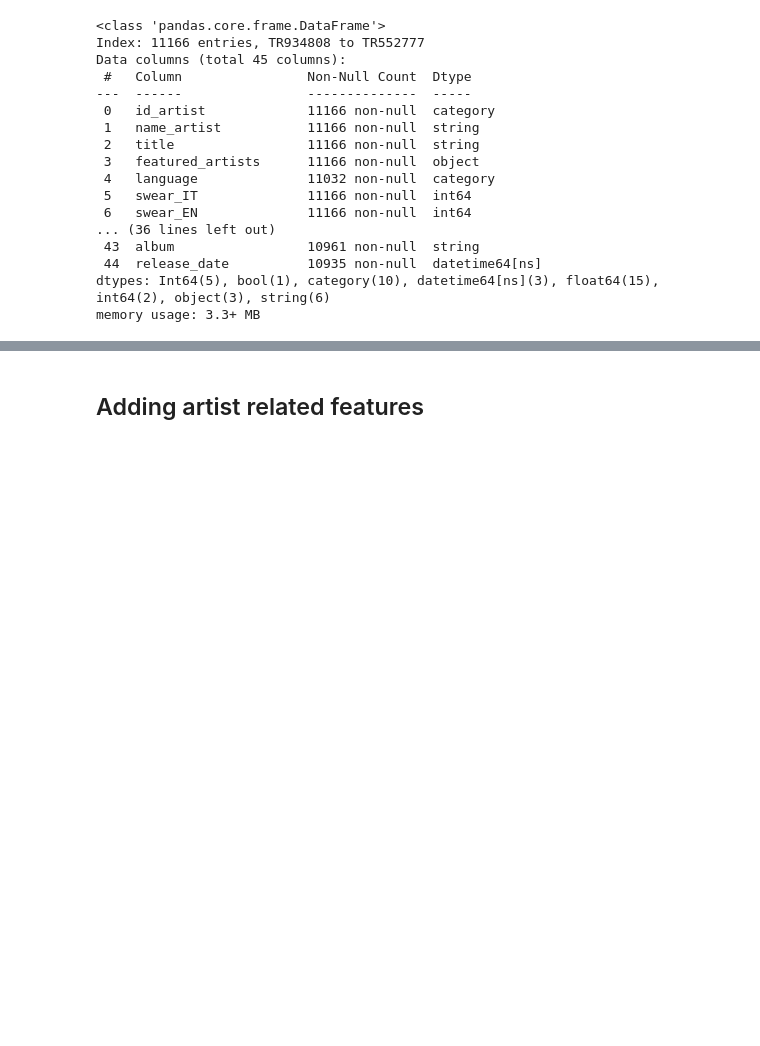
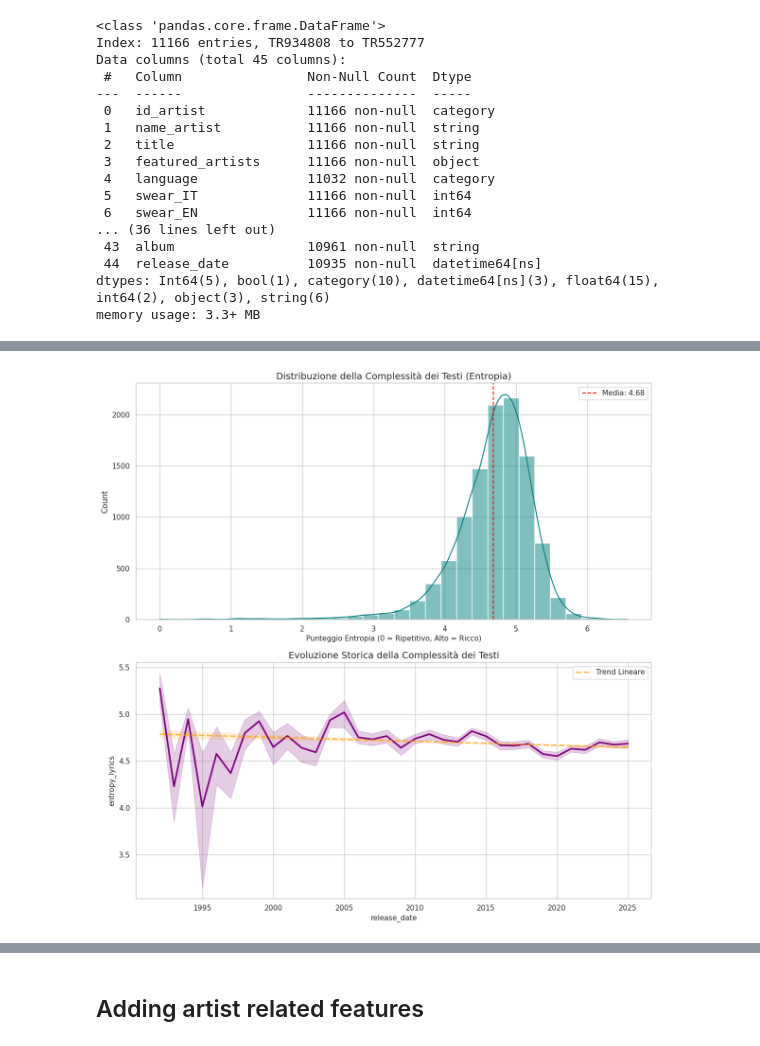
Before and after one commit to Syreel/DataMining, a Jupyter notebook: data_feature_engineering.ipynb, the cells around one changed output, grey strips where cells are left out. Drawn from its saved outputs; the diff is of its cells as text; code cells hidden in the pictures; blank space fills up the shorter version.

```diff
--- a/data_feature_engineering.ipynb
+++ b/data_feature_engineering.ipynb
@@ -125,0 +248,19 @@ plt.show()
+# %%
+RAP_STOPWORDS = {
+    # --- FILLER & AD-LIBS INGLESI ---
+    'yeah', 'yo', 'hey', 'ayy', 'ay', 'uh', 'ah', 'oh', 'woah', 'ooh', 'hmm', 'umm',
+    'baby', 'babe', 'man', 'girl', 'boy', 'yuh', 'huh', 'ha', 'nah',
+    'wanna', 'gonna', 'gotta', 'tryna', 'finna', 'imma', 'ain', 'aint',
+    'ya', 'da', 'lil', 'em', 'cuz', 'cause', 'bout', 'wit',
+    'skrt', 'skrrt', 'brr', 'brrr', 'pow', 'grr', 'pop'
+
+    # --- FILLER & AD-LIBS ITALIANI ---
+    'ehi', 'ehy', 'ou', 'ohi', 'ao', 'ah', 'eh', 'oh', 'mah', 'boh', 'seh',
+    'fra', 'frate', 'fratello', 'zio', 'zia', 'bro', 'sis', 'bella', 'raga', 'vecchio',
+    'tipo', 'cioè', 'sai', 'vabbè', 'vabe', 'dai', 'su', 'già', 'poi', 'mo', 'po',
+    'sì', 'si', 'no', 'ok', 'okay',
+    'sto', 'sta', 'ste', 'sti',
+    'skrt', 'skrrt'
+}
+
+ALL_STOPWORDS = STOPWORDS | RAP_STOPWORDS
@@ -125,0 +296,80 @@ plt.show()
+# %%
+import matplotlib.pyplot as plt
+import seaborn as sns
+
+# Creiamo una copia pulita per il grafico (rimuoviamo i NaN generati dalla funzione)
+plot_df = df.dropna(subset=['entropy_lyrics', 'release_date'])
+
+# Impostiamo lo stile
+sns.set_theme(style="whitegrid")
+fig, axes = plt.subplots(2, 1, figsize=(12, 12))
+
+# ---------------------------------------------------------
+# GRAFICO 1: Distribuzione dell'Entropia (Istogramma)
+# ---------------------------------------------------------
+sns.histplot(
+    data=plot_df,
+    x='entropy_lyrics',
+    kde=True,          # Aggiunge la curva di densità
+    bins=30,           # Numero di barre
+    color='teal',
+    ax=axes[0]
+)
+
+# Linee di riferimento
+mean_val = plot_df['entropy_lyrics'].mean()
+axes[0].axvline(mean_val, color='red', linestyle='--', label=f'Media: {mean_val:.2f}')
+axes[0].set_title('Distribuzione della Complessità dei Testi (Entropia)', fontsize=14)
+axes[0].set_xlabel('Punteggio Entropia (0 = Ripetitivo, Alto = Ricco)', fontsize=11)
+axes[0].legend()
+
+# ---------------------------------------------------------
+# GRAFICO 2: Evoluzione Temporale (Media per Anno)
+# ---------------------------------------------------------
+# Raggruppiamo per anno per vedere il trend generale
+# Usiamo lineplot che calcola automaticamente la media e l'intervallo di confidenza (l'ombra)
+sns.lineplot(
+    data=plot_df,
+    x=plot_df['release_date'].dt.year,
+    y='entropy_lyrics',
+    color='purple',
+    linewidth=2.5,
+    ax=axes[1]
+)
+
+axes[1].set_title('Evoluzione Storica della Complessità dei Testi', fontsize=14)
+axes[1].set_xlabel('Anno', fontsize=11)
+axes[1].set_ylabel('Entropia Media', fontsize=11)
+
+# Evidenziamo il trend generale con una regressione lineare (opzionale, ma utile)
+sns.regplot(
+    data=plot_df,
+    x=plot_df['release_date'].dt.year,
+    y='entropy_lyrics',
+    scatter=False,    # Non mostrare i punti (troppi), solo la linea di trend
+    color='orange',
+    line_kws={'linestyle': '--', 'alpha': 0.7},
+    ax=axes[1],
+    label='Trend Lineare'
+)
+axes[1].legend()
+
+plt.tight_layout()
+plt.show()
+
+# ---------------------------------------------------------
+# EXTRA: Top 5 Artisti più "Complessi" e più "Semplici"
+# (Solo tra quelli con almeno 10 canzoni per evitare outlier statistici)
+# ---------------------------------------------------------
+song_counts = df['name_artist'].value_counts()
+valid_artists = song_counts[song_counts >= 10].index
+
+artist_entropy = df[df['name_artist'].isin(valid_artists)].groupby('name_artist')['entropy_lyrics'].mean()
+
+print("--- ARTISTI CON VOCABOLARIO PIÙ RICCO (Top 5) ---")
+print(artist_entropy.sort_values(ascending=False).head(5))
+
+print("\n--- ARTISTI CON VOCABOLARIO PIÙ RIPETITIVO (Bottom 5) ---")
+print(artist_entropy.sort_values(ascending=True).head(5))
+# %% [output]
+[figure, added]
```
Also changed, not shown: parts of 9 cells of this notebook, 1 other file.
